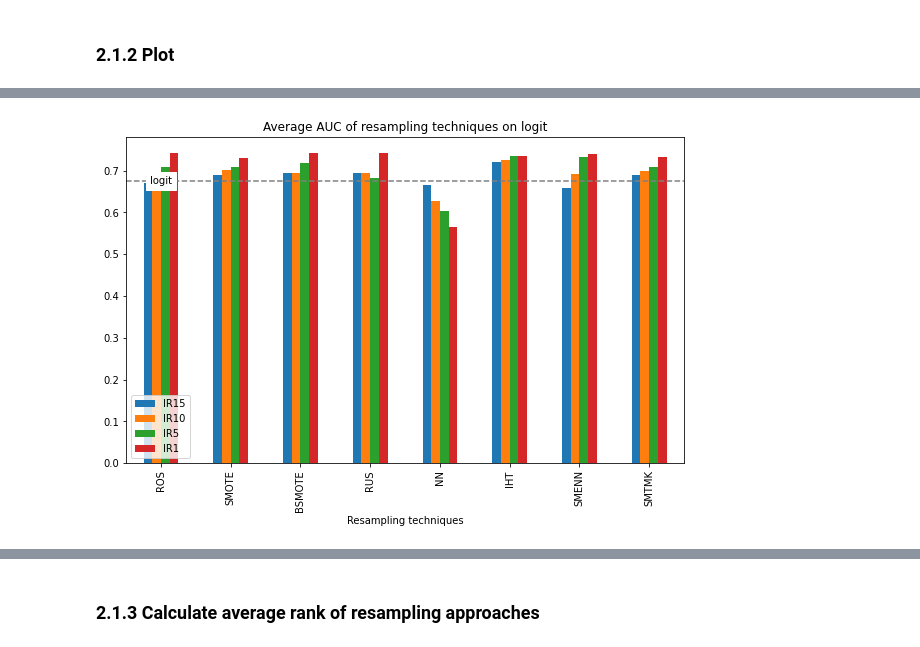
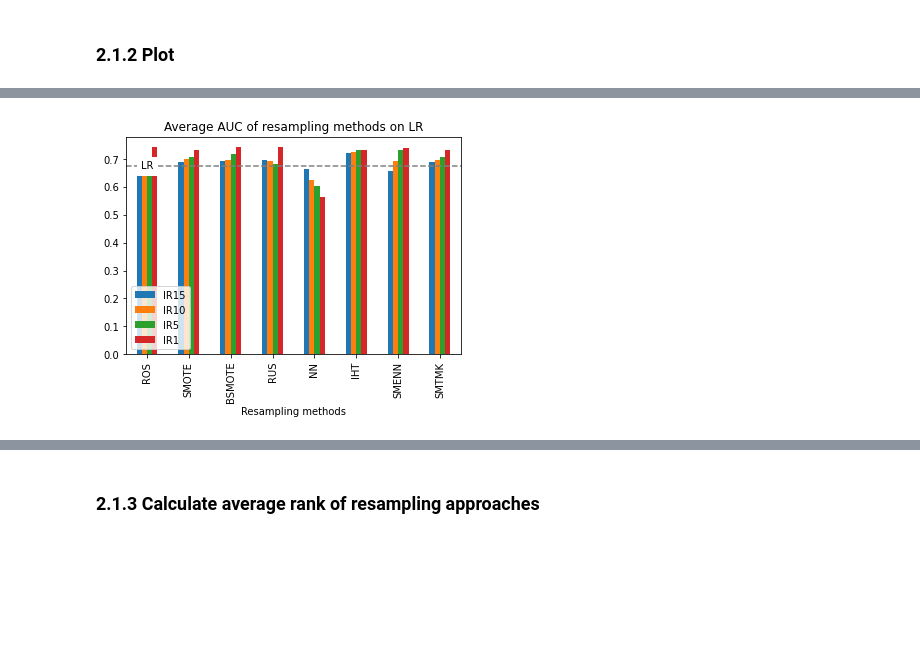
Before and after one commit to Sinan-Wang/thesis, a Jupyter notebook: Analysis/Analysis.ipynb, the cells around one changed output, grey strips where cells are left out. Drawn from its saved outputs; the diff is of its cells as text; code cells hidden in the pictures; blank space fills up the shorter version.

```diff
--- a/Analysis/Analysis.ipynb
+++ b/Analysis/Analysis.ipynb
@@ -464,20 +461,20 @@ df = pd.DataFrame([['ROS', ros15, ros10, ros5, ros1], ['SMOTE', smote15, smote10
                    ['BSMOTE', bsmote15, bsmote10, bsmote5, bsmote1],['RUS', rus15, rus10, rus5, rus1],
                    ['NN', nn15, nn10, nn5, nn1], ['IHT', iht15, iht10, iht5, iht1],
                    ['SMENN', smenn15, smenn10, smenn5, smenn1], ['SMTMK', smt15, smt10, smt5, smt1]],
-                  columns=['Resampling techniques', 'IR15', 'IR10', 'IR5', 'IR1'])
+                  columns=['Resampling methods', 'IR15', 'IR10', 'IR5', 'IR1'])
 # view data
 print(df)
 
 # plot grouped bar chart
-df.plot(x='Resampling techniques',
+df.plot(x='Resampling methods',
         kind='bar',
         stacked=False,
-        title='Average AUC of resampling techniques on logit')
+        title='Average AUC of resampling methods on LR')
 
 #add a dash line of avaerage logit auc
 
 plt.axhline(y= logit_meanauc,color='grey', linestyle ='dashed')
-plt.text(0, logit_meanauc, 'logit', fontsize=10, va='center', ha='center', backgroundcolor='w')
+plt.text(0, logit_meanauc, 'LR', fontsize=10, va='center', ha='center', backgroundcolor='w')
 
 #adjust the size of plot
 plt.rcParams["figure.figsize"] = [10, 6]
@@ -496,4 +493,4 @@ plt.show()
-[figure, old version]
+[figure, new version]
 # %%
 # calculate mean gmeans of five datasets in case of certain approach and certain ir
 #logit
```
Also changed, not shown: parts of 57 cells of this notebook, 24 other files.
